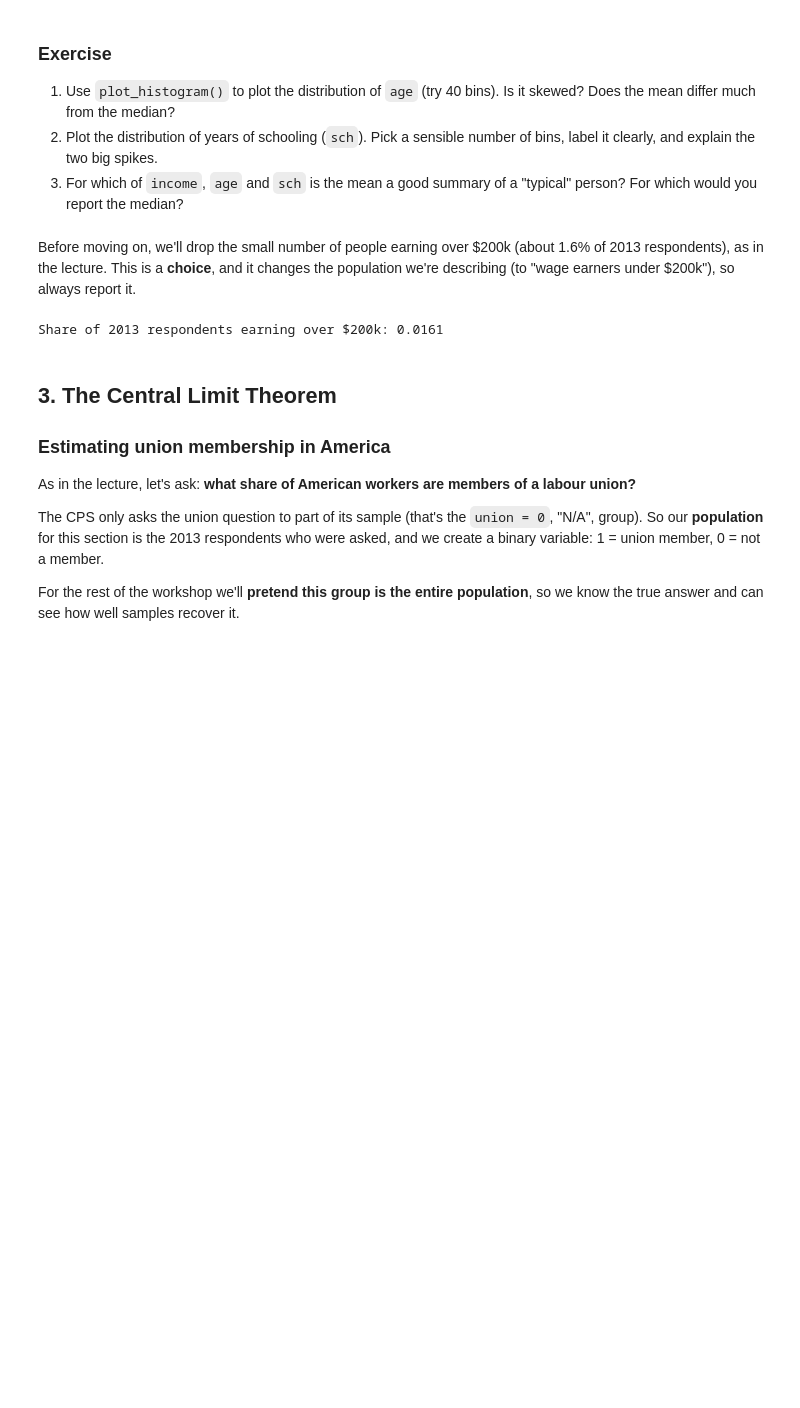
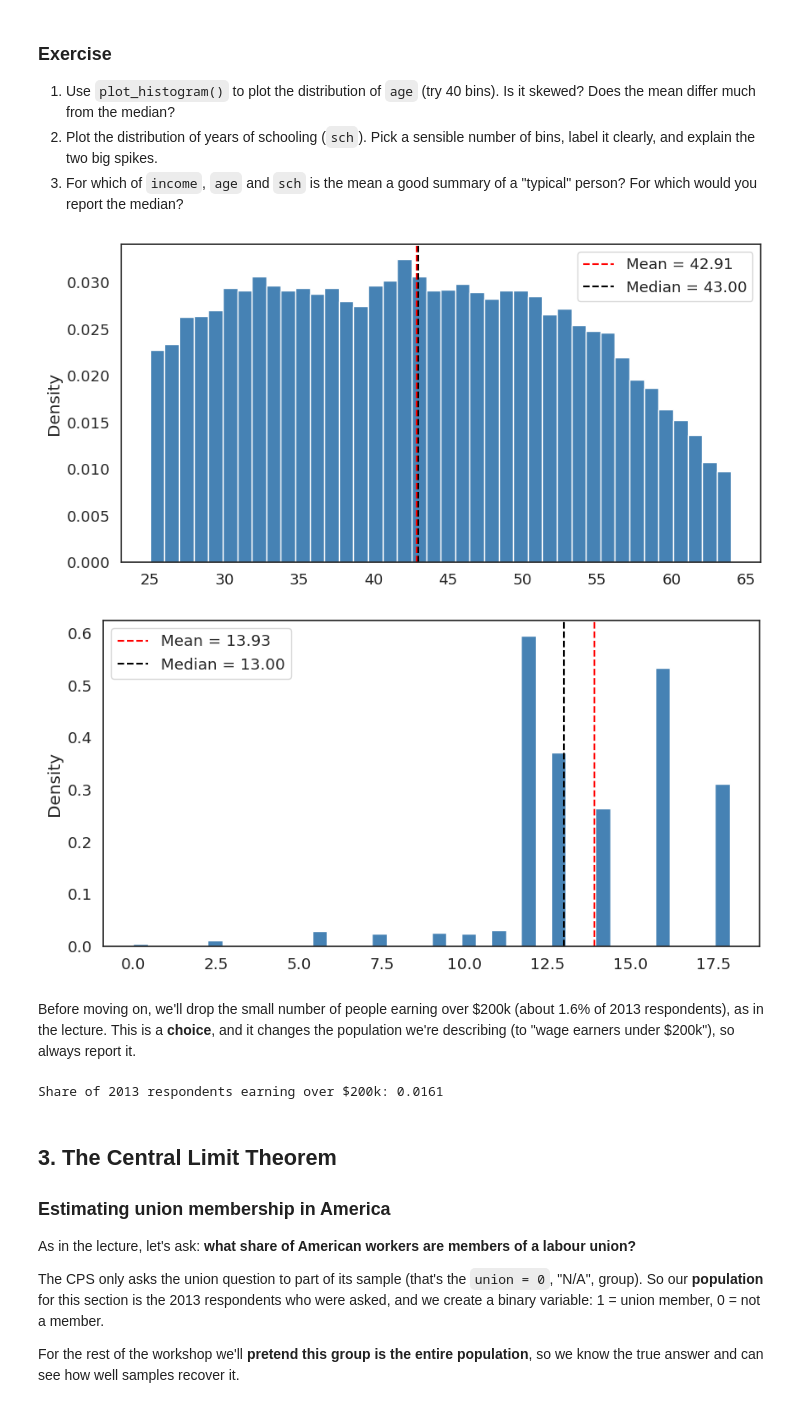
Before and after one commit to aaliyamckee/QM2, a Jupyter notebook: Aaliya_W05_Distributions_and_Basic_Statistics.ipynb, the cells around one changed output. Cells and saved outputs as stored; diff of their text form; code cells hidden in the pictures; blank space fills up the shorter version.

```diff
--- a/Aaliya_W05_Distributions_and_Basic_Statistics.ipynb
+++ b/Aaliya_W05_Distributions_and_Basic_Statistics.ipynb
@@ -284,3 +304,14 @@ plt.legend(); plt.show()
+# %%
+age = df["age"]
+
+sch=df["sch"]
+
+plot_histogram(age, bins=40)
+
+plot_histogram(sch, bins=40)
+# %% [output]
+[figure, added]
+[figure, added]
 # %%
 # your code here
 # %% [markdown]
```
Also changed, not shown: parts of 6 cells of this notebook.
